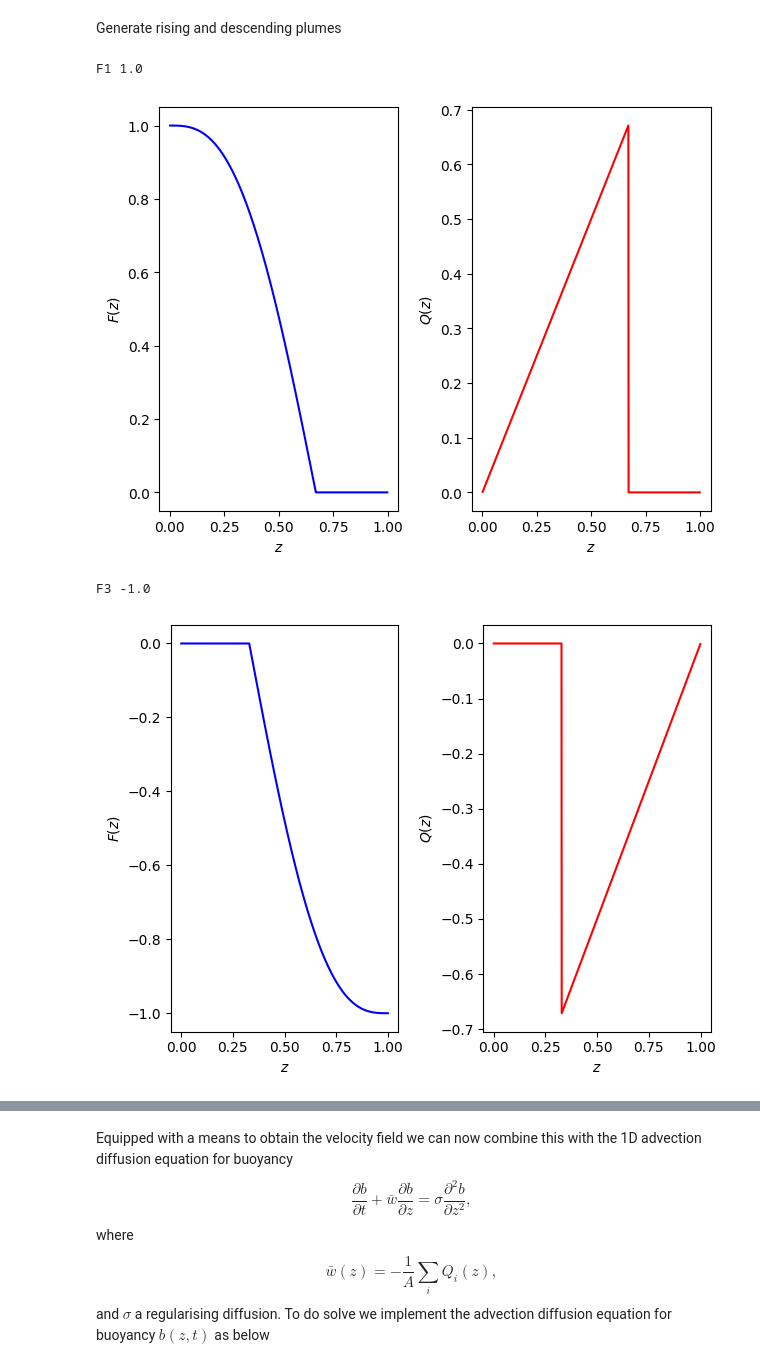
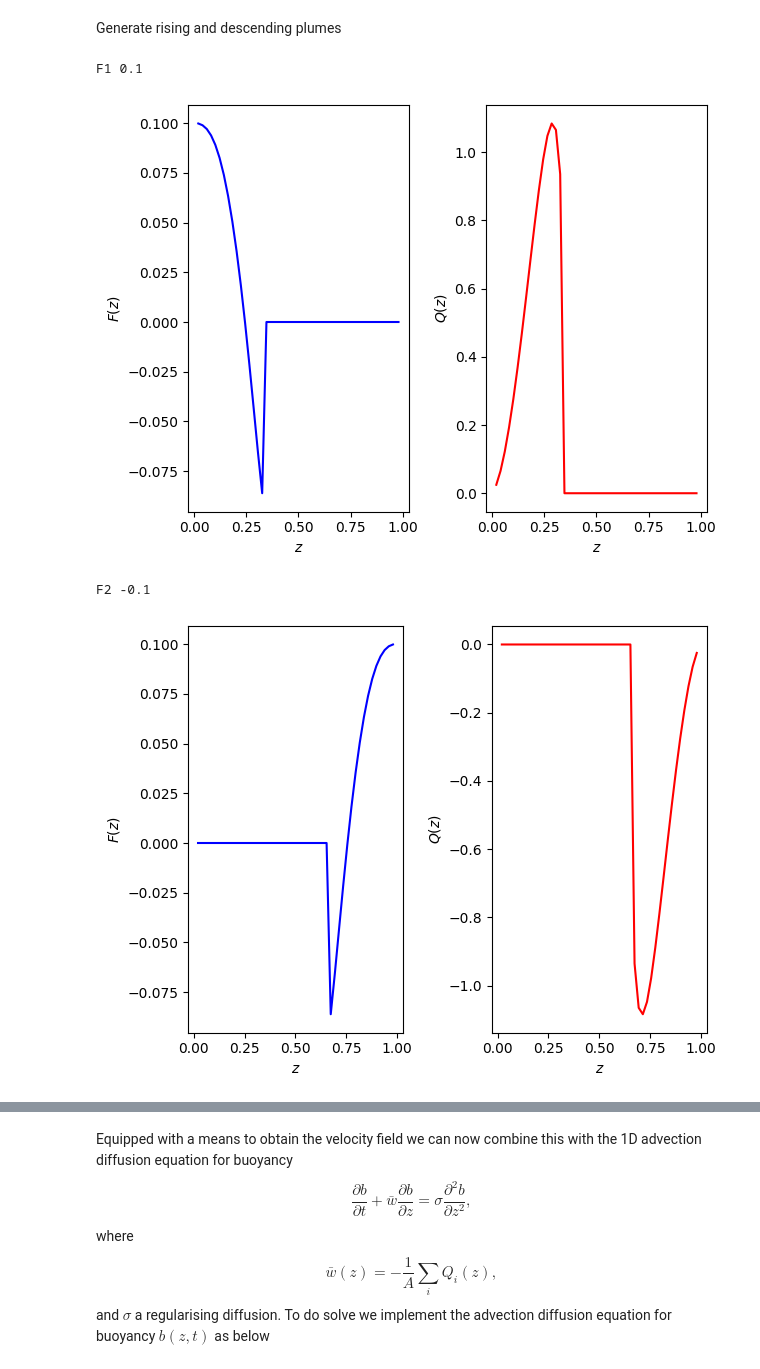
Before and after one commit to mannixp/D.strafity-mapping, a Jupyter notebook: Plume_Model.ipynb, the cells around one changed output, grey strips where cells are left out. Cells and saved outputs as stored; diff of their text form; code cells hidden in the pictures.

```diff
--- a/Plume_Model.ipynb
+++ b/Plume_Model.ipynb
@@ -8,7 +8,7 @@ import numpy as np
 import matplotlib.pyplot as plt
 
 epsilon = 1e-12
-Npts    = 10**3
+Npts    = 50
 
 z = np.linspace(0+epsilon,1-epsilon, Npts)
 
@@ -23,13 +23,13 @@ for i,z_i in enumerate(z):
 
       #L
       L[i,i  ] = -2
-      L[i,i+1] =  1 # 2 if db/dz = 0
+      L[i,i+1] =  2 # if db/dz = 0
     elif i == Npts-1:
       #D
       D[i,i-1] = -1
 
       # L
-      L[i,i-1] =  1 # 2 if db/dz = 0
+      L[i,i-1] =  2 # if db/dz = 0
       L[i,i  ] = -2
     else:
       # D
@@ -76,12 +76,15 @@ Q &= Q_0
 \end{align*}
 at $z=0$ for a rising plume. The equations are then solved from $z=0 \to 1$ until $F=0$ at which point the integration is terminated. This corresponds to the plume attaining its neutrally buoyant height. For a descending plume we specifiy the above conditions at $z=1$, which requires making the transform $z \to 1-z$ and then integrating from $z=1 \to 0$ until $F=0$.
 # %%
-def Plume_Solve(F0,Nsq,Q0=0,delta=-0.25):
+def Plume_Solve(F0,Nsq,Q0=0,delta=-10):
 
     # zero crossing
-    def event(t,y,*args): return y[0];
+    def event(t,y,*args): return y[1];
     event.terminal = True;
     event.positive = 0
+
+    Q0  +=epsilon
+    dbdz = interp1d(z,Nsq,fill_value="extrapolate")
 
     if F0 > 0:
       plume_type = "Rising"
@@ -92,11 +95,8 @@ def Plume_Solve(F0,Nsq,Q0=0,delta=-0.25):
       z_span = [ z[-1], z[0] ]
       z_eval = z[::-1]
 
-    Q0  +=epsilon
-    dbdz = interp1d(z,Nsq,fill_value="extrapolate")
-
     # Solver
-    sol = solve_ivp(fun=plume_eqns,t_span=z_span,y0=[F0,Q0], t_eval=z_eval, args=(dbdz,delta,plume_type),events = event)
+    sol = solve_ivp(fun=plume_eqns,t_span=z_span, y0=[F0,Q0], t_eval=z_eval, args=(dbdz,delta,plume_type),events = event)
 
     #print(sol.t_events[0][0])
 
@@ -111,8 +111,8 @@ def Plume_Solve(F0,Nsq,Q0=0,delta=-0.25):
       F[0:len(sol.y[0])] = sol.y[0][ind]
       Q[0:len(sol.y[1])] = sol.y[1][ind]
     elif plume_type== "Descending":
-      F[Npts-len(sol.y[0]):] = sol.y[0][ind]
-      Q[Npts-len(sol.y[1]):] = -1*sol.y[1][ind]
+      F[Npts-len(sol.y[0]):] = -1.*sol.y[0][ind]
+      Q[Npts-len(sol.y[1]):] = -1.*sol.y[1][ind]
 
     return F,Q
 # %% [markdown]
@@ -125,36 +125,36 @@ def Plot_F_and_Q(f,q,label_f='$F(z)$',label_q='$Q(z)$'):
   ax1.plot(z[1:-1], f[1:-1], 'b')
   ax1.set_xlabel(r'$z$')
   ax1.set_ylabel(label_f)
   plt.grid()
 
   ax2.plot(z[1:-1], q[1:-1], 'r')
   ax2.set_xlabel(r'$z$')
   ax2.set_ylabel(label_q)
   plt.grid()
 
   plt.tight_layout()
   plt.show()
 
   return None;
 
 
 # Initial conditions
-Nsq    = 20*(z - z**2)
+Nsq    =1*(z/z)
 #Plumes = {'F1':0.3,'F2':0.7,'F3':-1.0}
-Plumes = {'F1':1.0,'F3':-1.0}
+Plumes = {'F1':.1,'F2':-.1}
 
 
 Q = 0*z
 F = 0*z
 for F_key,F_value in Plumes.items():
 
   print(F_key,F_value)
   Fi,Qi  = Plume_Solve(F_value,Nsq); Plot_F_and_Q(Fi,Qi)
   F+=Fi; Q+=Qi
 
 Plot_F_and_Q(F,Q)
 # %% [output]
-F1 1.0
+F1 0.1
-[figure, old version]
+[figure, new version]
-F3 -1.0
+F2 -0.1
-[figure, old version]
+[figure, new version]
```
Also changed, not shown: parts of 3 cells of this notebook.
